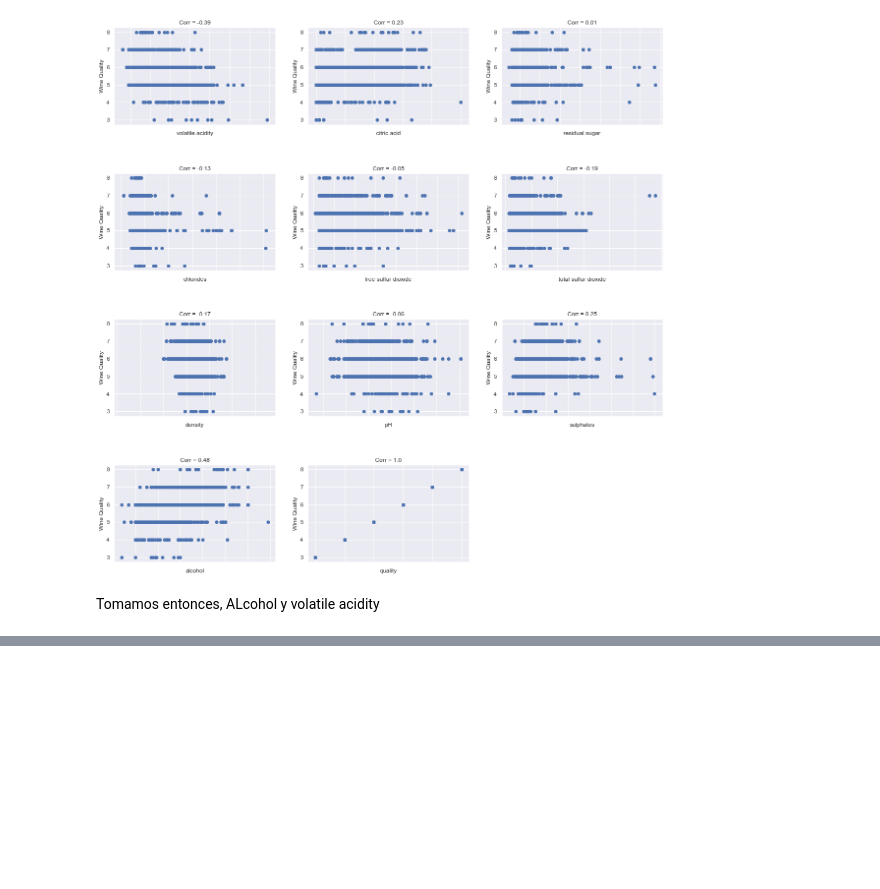
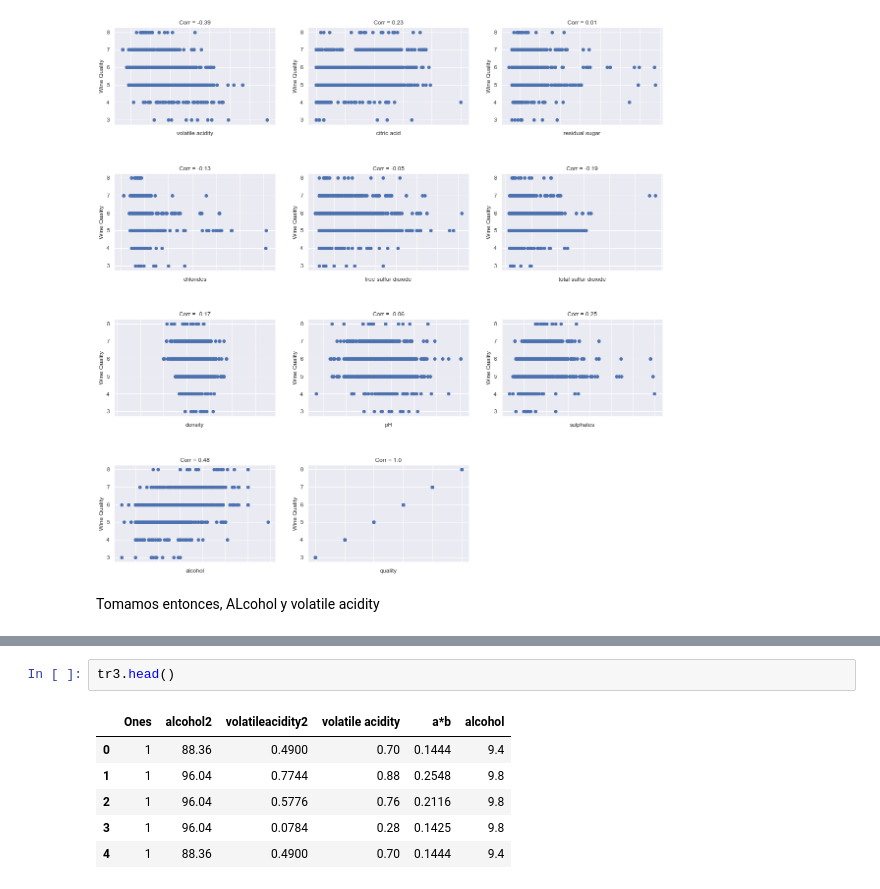
Before and after one commit to fercho1011/Statistical-Learning, a Jupyter notebook: regresion_polinomial.ipynb, the cells around one changed output, grey strips where cells are left out. Cells and saved outputs as stored; diff of their text form; blank space fills up the shorter version.

```diff
--- a/regresion_polinomial.ipynb
+++ b/regresion_polinomial.ipynb
@@ -102,0 +176,9 @@ Tomamos entonces, ALcohol y volatile acidity
+# %%
+tr3.head()
+# %% [output]
+|  | Ones | alcohol2 | volatileacidity2 | volatile acidity | a*b | alcohol |
+| 0 | 1 | 88.36 | 0.4900 | 0.70 | 0.1444 | 9.4 |
+| 1 | 1 | 96.04 | 0.7744 | 0.88 | 0.2548 | 9.8 |
+| 2 | 1 | 96.04 | 0.5776 | 0.76 | 0.2116 | 9.8 |
+| 3 | 1 | 96.04 | 0.0784 | 0.28 | 0.1425 | 9.8 |
+| 4 | 1 | 88.36 | 0.4900 | 0.70 | 0.1444 | 9.4 |
```
Also changed, not shown: parts of 5 cells of this notebook.
